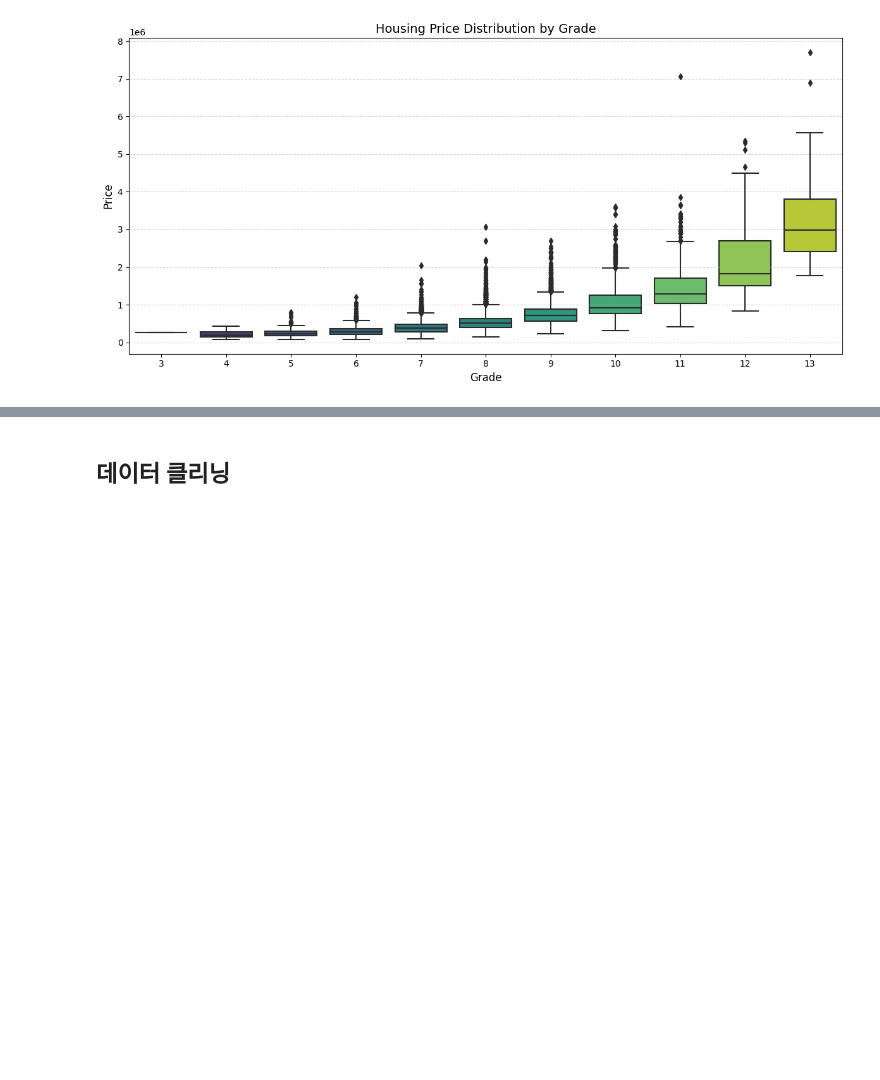
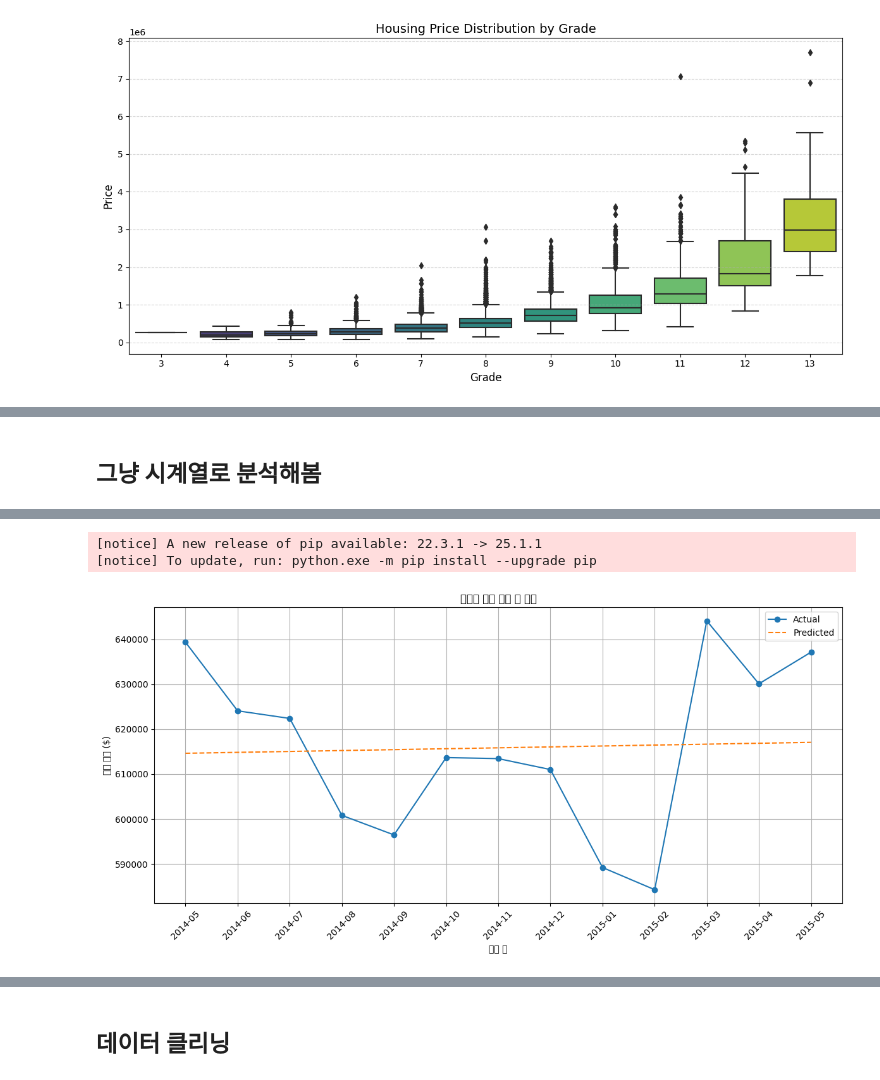
Before and after one commit to gracelee087/king-county-housing-eda, a Jupyter notebook: EDA.ipynb, the cells around one changed output, grey strips where cells are left out. Cells and saved outputs as stored; diff of their text form; code cells hidden in the pictures; blank space fills up the shorter version.

```diff
--- a/EDA.ipynb
+++ b/EDA.ipynb
@@ -244,0 +430,31 @@ plt.show()
+# %% [markdown]
+## 그냥 시계열로 분석해봄 ##
+# %%
+!pip install scikit-learn
+
+from sklearn.linear_model import LinearRegression
+import numpy as np
+
+# 날짜를 숫자로 변환
+monthly_avg["month_num"] = np.arange(len(monthly_avg))
+
+# 선형 회귀
+model = LinearRegression()
+model.fit(monthly_avg[["month_num"]], monthly_avg["price"])
+
+# 예측
+monthly_avg["price_pred"] = model.predict(monthly_avg[["month_num"]])
+
+# 시각화
+plt.figure(figsize=(12,6))
+plt.plot(monthly_avg["sold_month"], monthly_avg["price"], label="Actual", marker='o')
+plt.plot(monthly_avg["sold_month"], monthly_avg["price_pred"], label="Predicted", linestyle="--")
+plt.title("시계열 가격 추세 및 예측")
+plt.xlabel("판매 월")
+plt.ylabel("평균 가격 ($)")
+plt.legend()
+plt.xticks(rotation=45)
+plt.tight_layout()
+plt.grid(True)
+plt.show()
+# %% [output]
@@ -244,0 +466,3 @@ plt.show()
+[notice] A new release of pip available: 22.3.1 -> 25.1.1
+[notice] To update, run: python.exe -m pip install --upgrade pip
+[figure, added]
```
Also changed, not shown: parts of 28 cells of this notebook.
